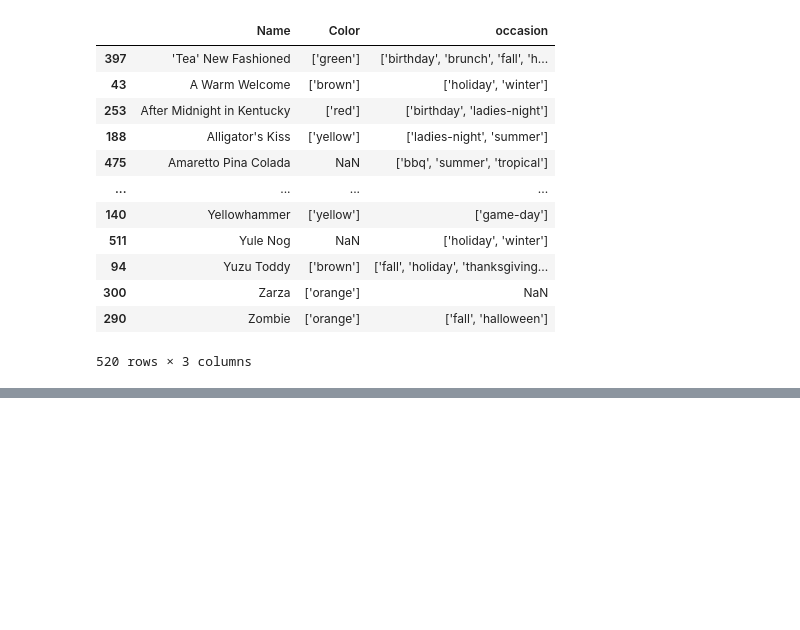
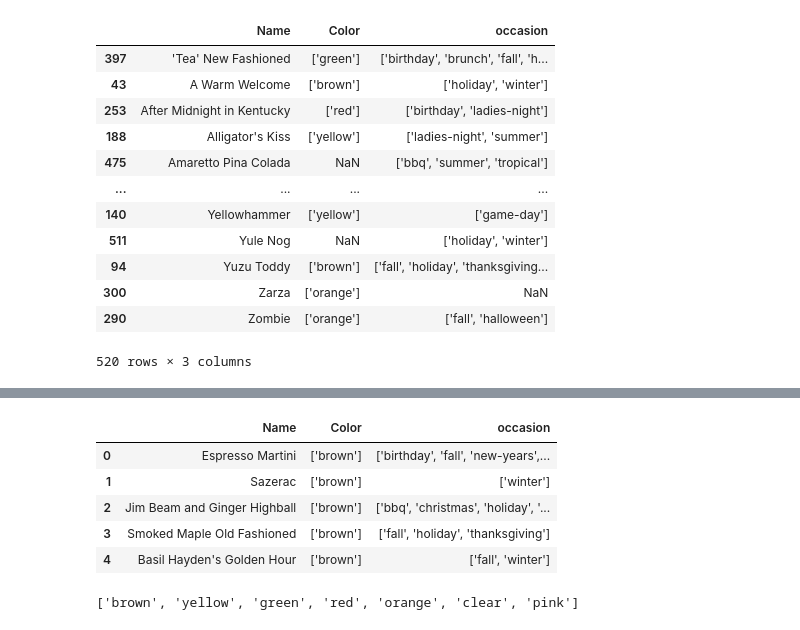
Before and after one commit to 2024-MadData/Cocktail-recommendation, a Jupyter notebook: cleaning.ipynb, the cells around one changed output, grey strips where cells are left out. Drawn from its saved outputs; the diff is of its cells as text; code cells hidden in the pictures; blank space fills up the shorter version.

```diff
--- a/cleaning.ipynb
+++ b/cleaning.ipynb
@@ -133,0 +172,30 @@ df_sorted.to_csv('check.csv')
+# %%
+df2 = pd.read_csv("merged.csv")
+df2.head()
+# %% [output]
+|  | Name | Color | occasion |
+| 0 | Espresso Martini | ['brown'] | ['birthday', 'fall', 'new-years',... |
+| 1 | Sazerac | ['brown'] | ['winter'] |
+| 2 | Jim Beam and Ginger Highball | ['brown'] | ['bbq', 'christmas', 'holiday', '... |
+| 3 | Smoked Maple Old Fashioned | ['brown'] | ['fall', 'holiday', 'thanksgiving'] |
+| 4 | Basil Hayden's Golden Hour | ['brown'] | ['fall', 'winter'] |
+# %%
+color_list = []
+
+for i in range(len(df2)):
+    try:
+        colors = ast.literal_eval(df2.iloc[i,1])
+
+        for color in colors:
+
+            if color not in color_list:
+                color_list.append(color)
+
+            else:
+                pass
+    except:
+        pass
+
+color_list
+# %% [output]
+['brown', 'yellow', 'green', 'red', 'orange', 'clear', 'pink']
```
Also changed, not shown: parts of 4 cells of this notebook, 22 other files.
